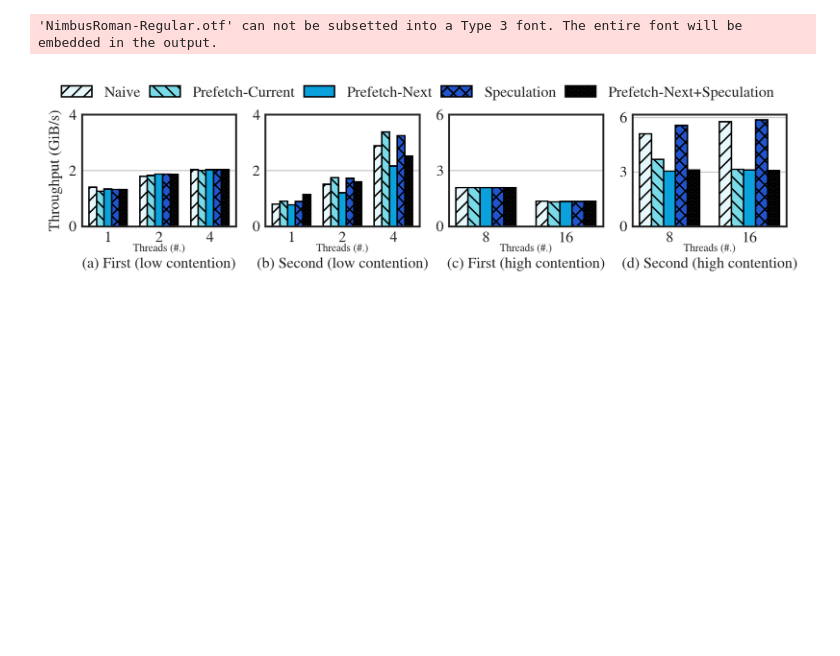
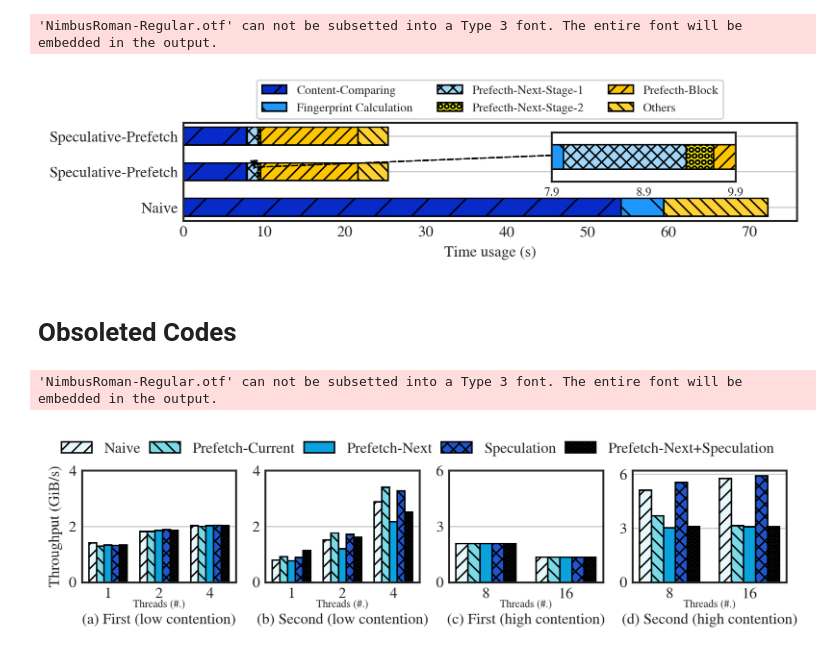
Before and after one commit to Light-Dedup/tests, a Jupyter notebook: FIG_Prefetch/plot.ipynb, the cells around one changed output. Saved outputs shown, nothing was run; the diff lists cells and outputs as text; code cells hidden in the pictures; blank space fills up the shorter version.

```diff
--- a/FIG_Prefetch/plot.ipynb
+++ b/FIG_Prefetch/plot.ipynb
@@ -1,3 +79,69 @@
+# %%
+with open("./performance-comparison-table", "r") as f:
+    df = pd.read_csv(f, delim_whitespace=True, engine='python')
+
+# Plotting Settings
+fig = plt.figure(dpi = 300, figsize = (cm_to_inch(DOUBLE_COL_WIDTH), cm_to_inch(6)))
+subfig = plt.subplot(1, 1, 1)
+figins = subfig.inset_axes((0.6, 0.4, 0.3, 0.5))
+# figins.xaxis.set_visible(False)
+figins.yaxis.set_visible(False)
+figins.set_xlim([0, 2])
+bar_width = 0.5
+inner_width = 0.1
+
+num_job = 1
+fss = df['file_system'].drop_duplicates().reset_index().drop(columns=['index'])['file_system']
+
+# Pseudo
+# fss.loc[2] = "Speculative-Prefetch"
+fss = ["Naive", "Speculative-Prefetch", "Speculative-Prefetch"]
+
+times = ["second_cmp_lat(ns)", "second_fp_lat(ns)", "second_prefetch_next_stage1_lat(ns)", "second_prefetch_next_stage2_lat(ns)", "second_prefetch_cmp_lat(ns)", "second_others_lat(ns)"]
+# Reference: https://coolors.co/palettes/popular/6%20colors
+colors = ["#2e59b7", "#1e96fc", "#a2d6f9", "#fcf300", "#ffc600", "#ffd133"]
+patterns = ['/', '\\', 'XXX', "OOO", "///", "\\\\\\"]
+
+x = list(range(1, len(fss) + 1))
+for fs_id, fs in enumerate(fss):
+    left = 0
+    pivot = x[fs_id]
+    inner_left = 0
+    inner_left_range = []
+    start = False
+    for idx, time in enumerate(times):
+        width = df[(df['file_system'] == fs) & (df['num_job'] == num_job)][time].iloc[0] / 1000000000 # s
+        plt.barh(y=pivot, width=width, color=colors[idx], edgecolor='black', left=left, height=bar_width, hatch=patterns[idx])
+        left = left + width
+        if width < 2 and fs_id == 1:
+            start = True
+        if start:
+            if width < 2:
+                figins.barh(y=0, width=width, color=colors[idx], edgecolor='black', left=inner_left, height=inner_width, hatch=patterns[idx])
+                inner_left_range.append(left)
+            else:
+                figins.barh(y=0, width=width, color=colors[idx], edgecolor='black', left=inner_left, height=inner_width, hatch=patterns[idx])
+            inner_left = inner_left + width
+
+    if len(inner_left_range):
+        avg = (inner_left_range[0] + inner_left_range[-1]) / 2
+        # Note: Strange ... We must set "arc,angleA=-90,armA=0,angleB=90,rad=10,armB=50" to "arc,angleA=-90,armA=0,angleB=90,rad=3,armB=12" to get savefig normal (Note that the pic in jupyter notebook is abnormal in this configuration).
+        plt.annotate("", xy=(avg, pivot), xytext=(50, 2.5), arrowprops=dict(arrowstyle="-|>", color="black", connectionstyle="arc,angleA=-90,armA=0,angleB=90,rad=3,armB=12", linestyle="--"))
+        figins.set_xticks([0, 1, 2])
+        figins.set_yticks([-0.1, 0, 0.1])
+        figins.set_xticklabels([round(inner_left_range[0], 1), round(inner_left_range[0] + 1, 1), round(inner_left_range[0] + 2, 1)], fontsize=8)
+
+plt.yticks(x, labels=fss)
+plt.xlabel("Time usage (s)")
+legends = ["Content-Comparing", "Fingerprint Calculation","Prefecth-Next-Stage-1", "Prefecth-Next-Stage-2", "Prefecth-Block", "Others"]
+plt.legend(legends, loc='upper center', ncol=3, bbox_to_anchor=(0.5, 1.5), frameon=True, fontsize=8)
+plt.tight_layout()
+plt.savefig("./FIG-{0}-Thread(s)-Breakdown.pdf".format(num_job), bbox_inches='tight', pad_inches=0)
+# %% [output]
+'NimbusRoman-Regular.otf' can not be subsetted into a Type 3 font. The entire font will be embedded in the output.
+[figure, added]
+# %% [markdown]
+# Obsoleted Codes
 # %%
 # ipython -c "%run plot.ipynb"
 
```
Also changed, not shown: parts of 2 cells of this notebook, 1 other file.
